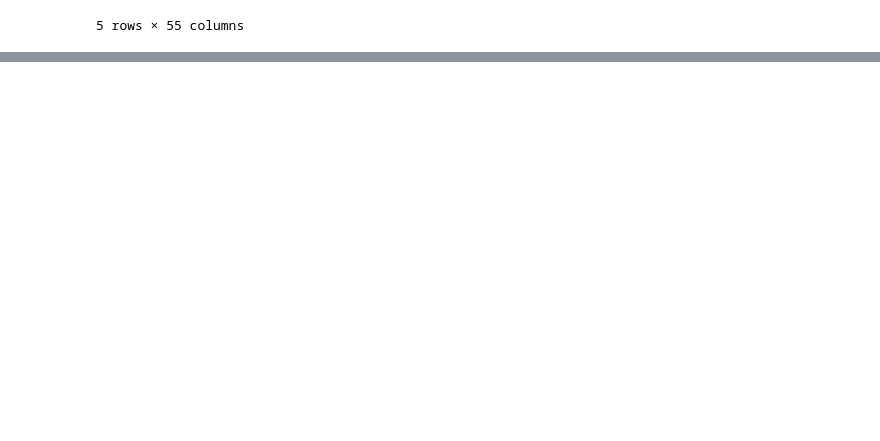
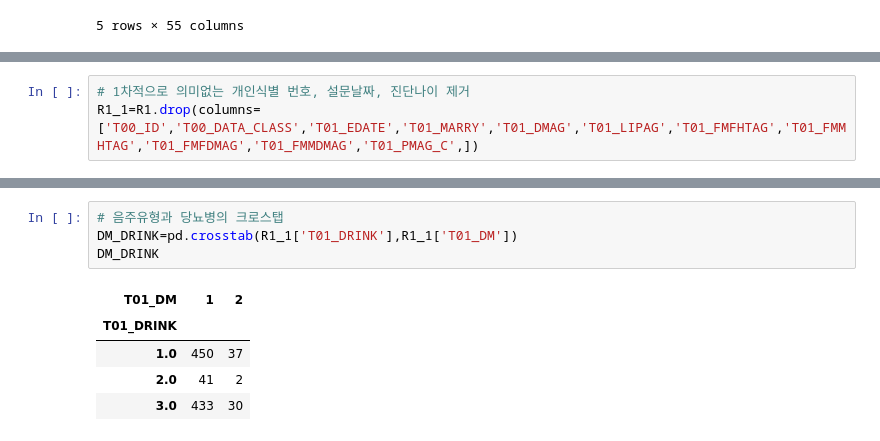
Before and after one commit to JOyongho4/DARTB4, a Jupyter notebook: KoreanHealthRecords.ipynb, the cells around one changed output, grey strips where cells are left out. Cells and saved outputs as stored; diff of their text form; blank space fills up the shorter version.

```diff
--- a/KoreanHealthRecords.ipynb
+++ b/KoreanHealthRecords.ipynb
@@ -123,0 +110,3 @@ R1_1
+# %%
+# 1차적으로 의미없는 개인식별 번호, 설문날짜, 진단나이 제거
+R1_1=R1.drop(columns=['T00_ID','T00_DATA_CLASS','T01_EDATE','T01_MARRY','T01_DMAG','T01_LIPAG','T01_FMFHTAG','T01_FMMHTAG','T01_FMFDMAG','T01_FMMDMAG','T01_PMAG_C',])
@@ -123,0 +150,10 @@ R1_1
+# %%
+# 음주유형과 당뇨병의 크로스탭
+DM_DRINK=pd.crosstab(R1_1['T01_DRINK'],R1_1['T01_DM'])
+DM_DRINK
+# %% [output]
+| T01_DM | 1 | 2 |
+| T01_DRINK |  |  |
+| 1.0 | 450 | 37 |
+| 2.0 | 41 | 2 |
+| 3.0 | 433 | 30 |
```
Also changed, not shown: parts of 25 cells of this notebook.
